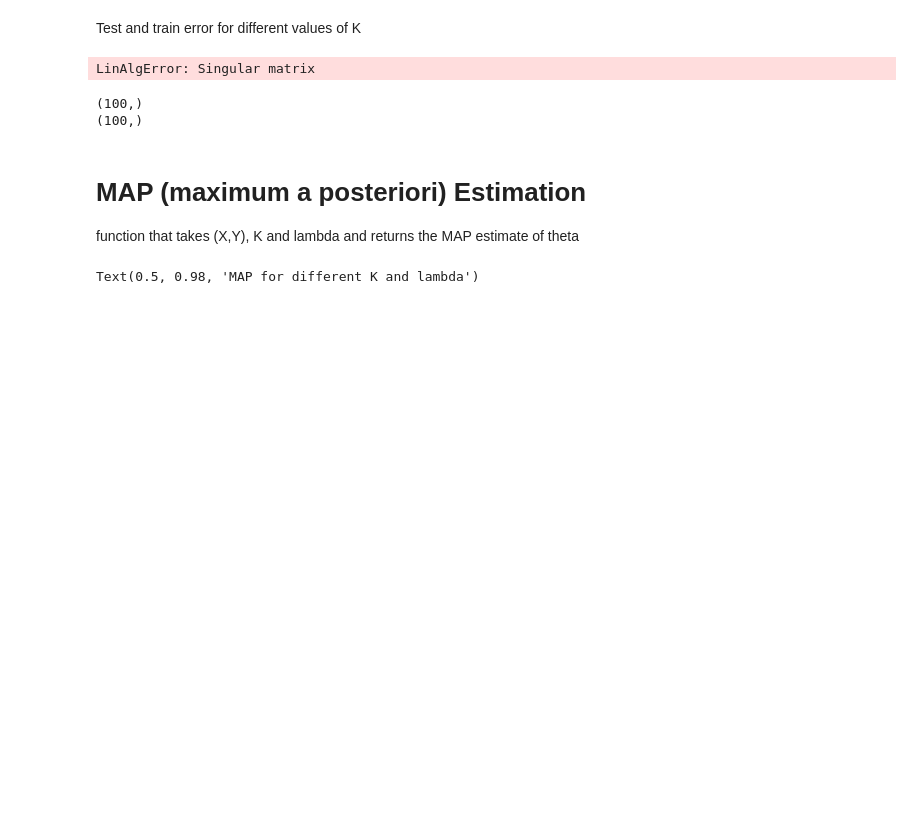
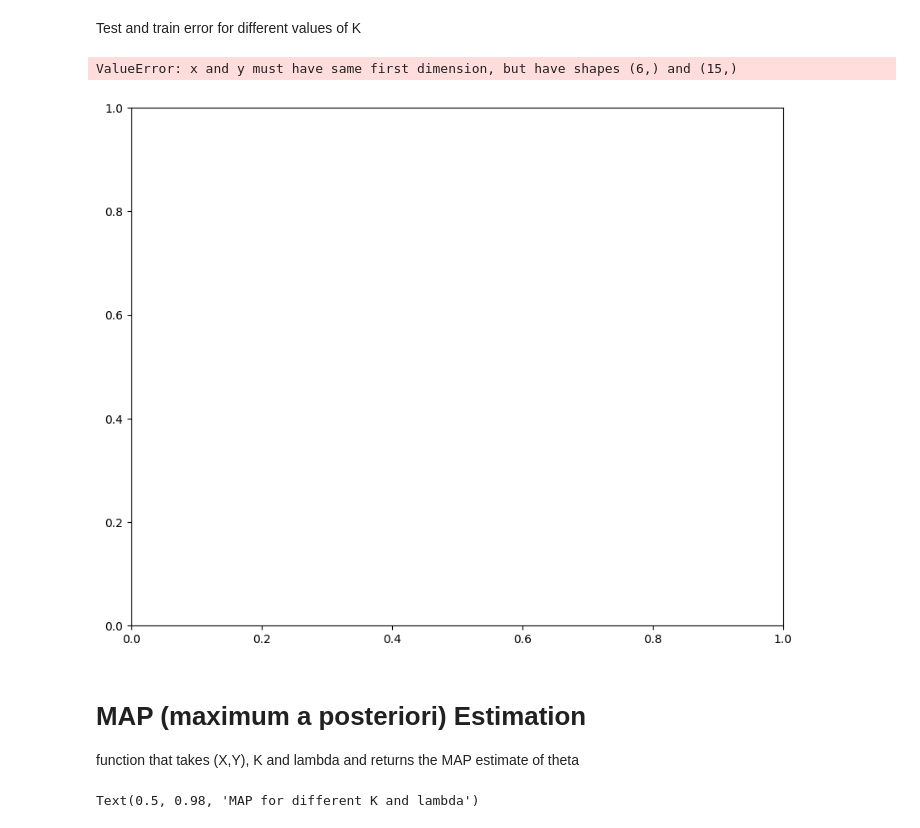
Before and after one commit to danielenapo/AI_unibo, a Jupyter notebook: Maths4ML/Homeworks/4/poisson.ipynb, the cells around one changed output. Cells and saved outputs as stored; diff of their text form; code cells hidden in the pictures; blank space fills up the shorter version.

```diff
--- a/Maths4ML/Homeworks/4/poisson.ipynb
+++ b/Maths4ML/Homeworks/4/poisson.ipynb
@@ -93,46 +95,30 @@ Test and train error for different values of K
 # %%
 N_test=50
 X_test=np.linspace(a,b,N_test)
 #calculate Y_test as before, witj different K
 test_error_mle=[]
 train_error_mle=[]
-for K_trial in k_values:
+for K_trial in np.arange(15):
     theta_true=np.ones((K_trial,))
     Y_test=vandermore(X_test,K_trial)@theta_true
     Y_test=Y_test+sigma*np.random.normal(0,1,Y_test.shape)
     theta_train=fit_mle((X,Y), K_trial)
-    theta_test=fit_mle((X_test,Y_test), K_trial)
     phi_test=vandermore(X_test, K_trial)
     phi_train=vandermore(X, K_trial)
-    test_error_mle.append(test_Error(theta_test, phi_test, Y_test))
+    test_error_mle.append(test_Error(theta_train, phi_test, Y_test))
     train_error_mle.append(test_Error(theta_train, phi_train, Y))
 
 
-    #train_error_mle.append(test_Error(theta_mle, phi, Y))
-#plot test and train errors
 plt.figure(figsize=(10,8))
-plt.subplot(2,1,1)
 plt.plot(k_values, train_error_mle, label="train error")
 plt.plot(k_values, test_error_mle, label="test error")
-plt.legend()
-plt.subplot(2,1,2)
-plt.plot(X, Y, "o", label="data", zorder=1)
-
-#plt.plot(X_test, Y_test, "o", label="test data", zorder=1)
-#plt.plot(X_train, phi_train@theta_train, label="train fit", zorder=2)
-#plt.plot(X, phi_test@theta_test, label="test fit", zorder=2)
 plt.legend()
 plt.grid()
 plt.xlabel("K")
 plt.ylabel("error")
 # %% [output]
-LinAlgError: Singular matrix
+ValueError: x and y must have same first dimension, but have shapes (6,) and (15,)
+[figure, added]
-# %%
-print((phi_train@theta_train).shape)
-print((phi_test@theta_test).shape)
-# %% [output]
-(100,)
-(100,)
 # %% [markdown]
 # MAP (maximum a posteriori) Estimation
 function that takes (X,Y), K and lambda and returns the MAP estimate of theta
```
Also changed, not shown: parts of 7 cells of this notebook, 4 other files.
